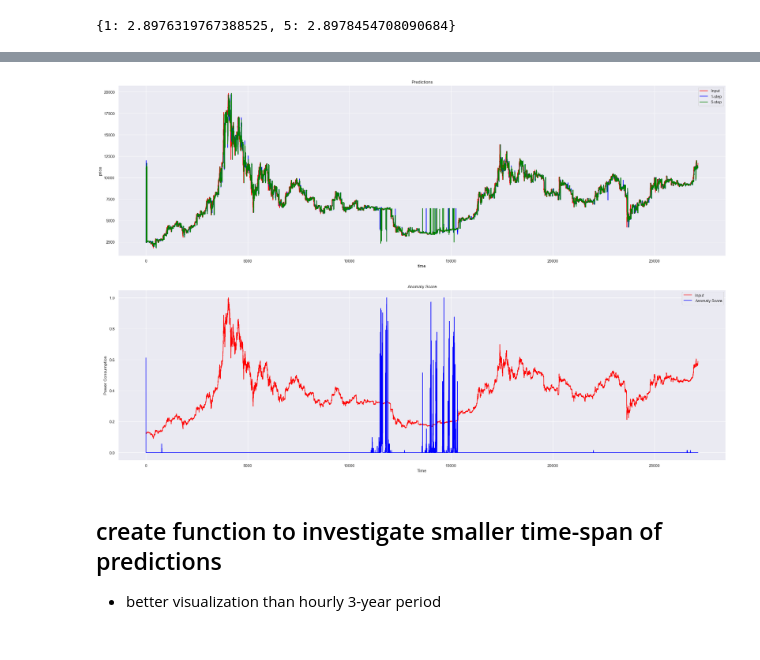
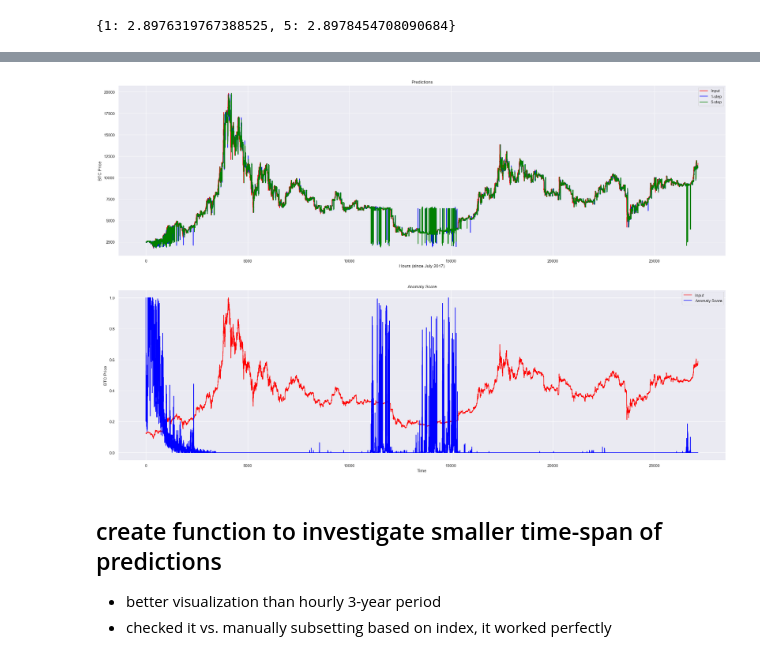
Before and after one commit to mcleverley/htm_workshop, a Jupyter notebook: crypto_time.ipynb, the cells around one changed output, grey strips where cells are left out. Cells and saved outputs as stored; diff of their text form; code cells hidden in the pictures.

```diff
--- a/crypto_time.ipynb
+++ b/crypto_time.ipynb
@@ -80,20 +85,20 @@ parameters = {
   # there are 2 (3) encoders: "value" (RDSE) & "time" (DateTime weekend, timeOfDay)
  'enc': {
       "value" :
-         {'resolution': 0.88, 'size': 700, 'sparsity': 0.02},
+         {'resolution': 0.88, 'size': 800, 'sparsity': 0.02},
       "time":
          {'timeOfDay': (30, 1), 'weekend': 21}
  },
  'predictor': {'sdrc_alpha': 0.1},
  'sp': {'boostStrength': 3.0,
-        'columnCount': 1638,
+        'columnCount': 3200, # tweak this a little
         'localAreaDensity': 0.04395604395604396,
         'potentialPct': 0.85,
         'synPermActiveInc': 0.04,
         'synPermConnected': 0.13999999999999999,
         'synPermInactiveDec': 0.006},
  'tm': {'activationThreshold': 17,
-        'cellsPerColumn': 13,
+        'cellsPerColumn': 20,
         'initialPerm': 0.21,
         'maxSegmentsPerCell': 128,
         'maxSynapsesPerSegment': 64,
@@ -186,7 +191,8 @@ predictor_resolution = 1 # divisor
 # %%
 # pre-training, no-infer loop:
 print('pre-training...')
-for i, row in tqdm(df.iterrows()):
+for i, row in tqdm(df[:100].iterrows()): # no reason to pre-train on the entire dataset, really...
+    # 100 should avoid the "must call learn before infer" error with Predictor
     btc_price = row['close'] # desired output to predict
 
     date = dateEncoder.encode(row['date'])
@@ -233,8 +239,9 @@ for i, row in tqdm(df.iterrows()):
     close_price = scalarEncoder.encode(row['close'])
     volume_btc = scalarEncoder.encode(row['volume_btc'])
     volume_usd = scalarEncoder.encode(row['volume_usd'])
-
-    encodingWidth = date.size+open_price.size+high.size+low.size+close_price.size+volume_btc.size+volume_usd.size
+    # concatenate each variable's SDR into one larger SDR for pooler input
+    encodingWidth = date.size+open_price.size+high.size+low.size+\
+    close_price.size+volume_btc.size+volume_usd.size
     encoding = SDR(encodingWidth).concatenate([date, open_price, high, low, close_price,
                                               volume_btc, volume_usd])
     enc_info.addData(encoding)
@@ -383,29 +416,30 @@ accuracy
 # %%
 inputs = list(df['close'])
 
 plt.subplot(2,1,1)
 
 sns.set(rc={'figure.figsize':(30,19)})
 
 plt.title('Predictions')
-plt.xlabel('time')
-plt.ylabel('price')
+plt.xlabel('Hours (since July 2017)')
+plt.ylabel('BTC Price')
 plt.plot(np.arange(len(inputs)), inputs, 'red',
         np.arange(len(inputs)), predictions[1], 'blue',
         np.arange(len(inputs)), predictions[5], 'green',)
 plt.legend(labels=('Input', '1-step', '5-step'))
 
 plt.subplot(2,1,2)
 plt.title("Anomaly Score")
 plt.xlabel("Time")
-plt.ylabel("Power Consumption")
+plt.ylabel("BTC Price")
 anom_inputs = np.array(inputs) / max(inputs) # normalize
 plt.plot(np.arange(len(anom_inputs)), anom_inputs, 'red',
        np.arange(len(anom_inputs)), anomaly, 'blue',)
 plt.legend(labels=('Input', 'Anomaly Score'))
 plt.show()
 # %% [output]
-[figure, old version]
+[figure, new version]
 # %% [markdown]
 ## create function to investigate smaller time-span of predictions
 - better visualization than hourly 3-year period
+- checked it vs. manually subsetting based on index, it worked perfectly
```
Also changed, not shown: parts of 25 cells of this notebook, 1 other file.
